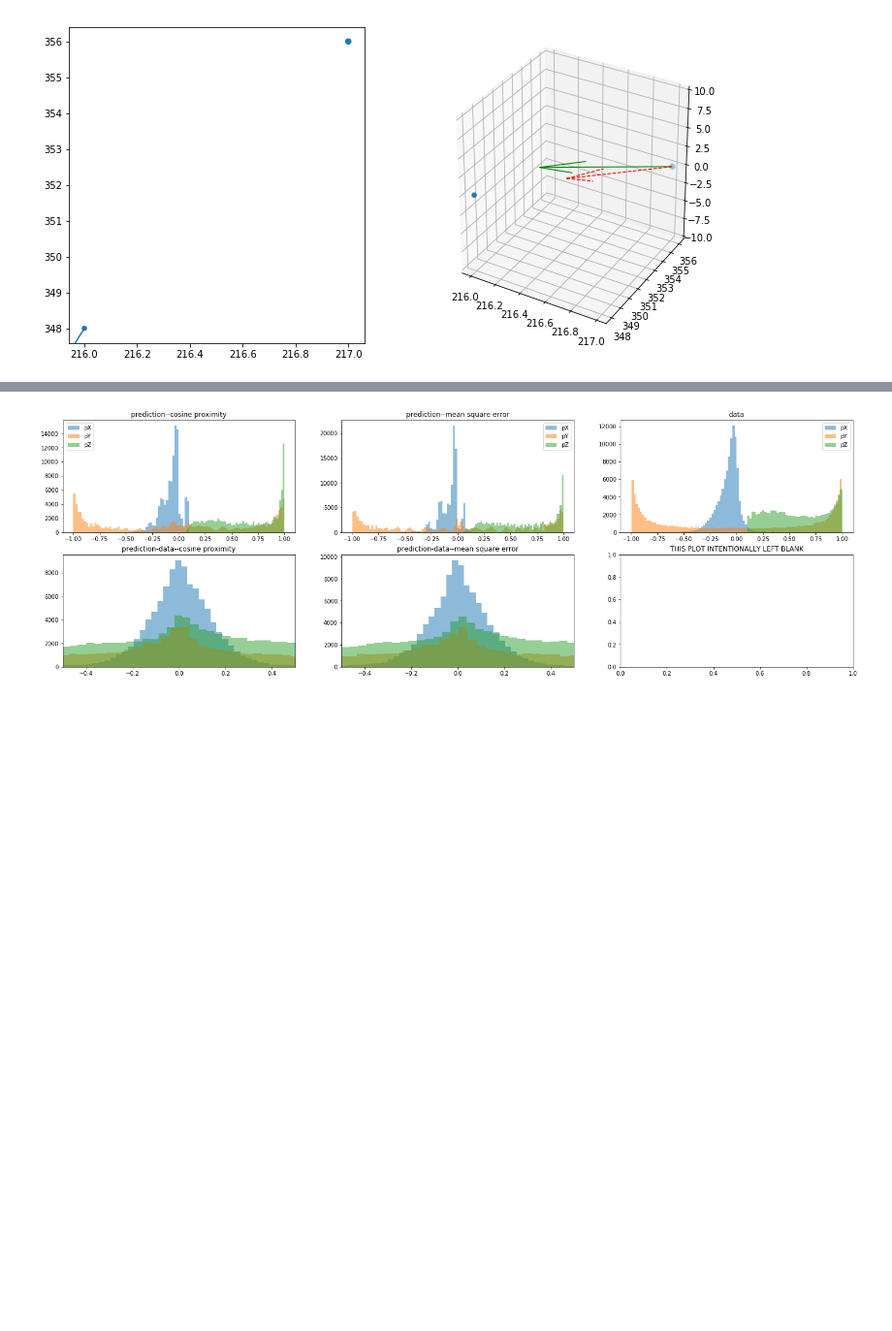
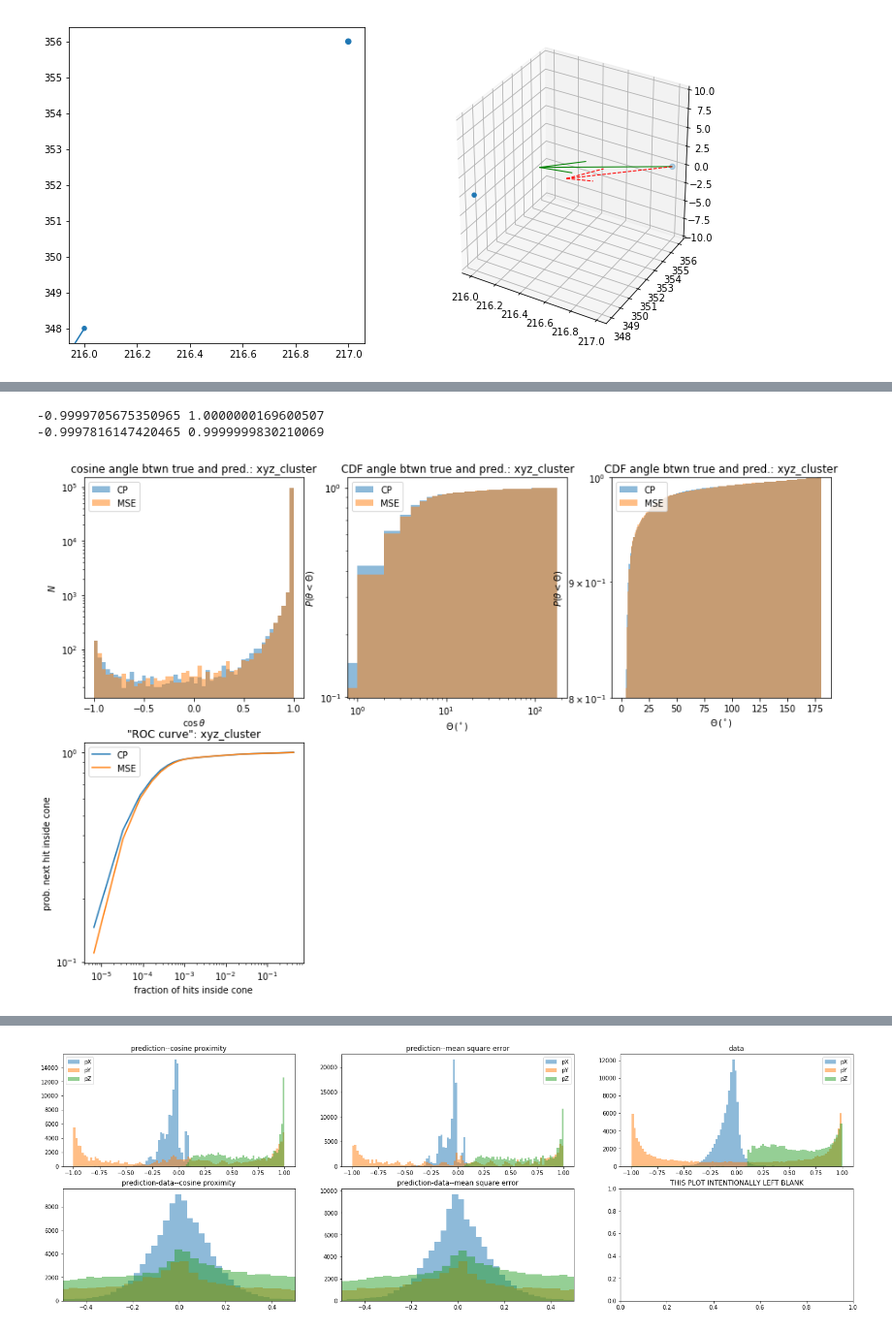
Before and after one commit to jxi24/TrackML, a Jupyter notebook: NN--newdataformat2.ipynb, the cells around one changed output, grey strips where cells are left out. Shown at 97% size. Saved outputs shown, nothing was run; the diff lists cells and outputs as text; code cells hidden in the pictures; blank space fills up the shorter version.

```diff
--- a/NN--newdataformat2.ipynb
+++ b/NN--newdataformat2.ipynb
@@ -275,0 +289,61 @@ ax2.legend()
+# %%
+print(min(cosines_CP), max(cosines_CP))
+print(min(cosines_MSE), max(cosines_MSE))
+fig = plt.figure(figsize=(15,10))
+ax1 = fig.add_subplot(2,3,1)
+ax1.hist(cosines_CP,bins=np.linspace(-1,1,51),alpha=0.5, label = 'CP')
+ax1.hist(cosines_MSE,bins=np.linspace(-1,1,51),alpha=0.5, label = 'MSE')
+ax1.set_yscale("log")
+#ax2.set_ylim([0.8,1])
+ax1.set_title("cosine angle btwn true and pred.: " + analysis_choice)
+ax1.set_xlabel(r"$\cos\, \theta$")
+ax1.set_ylabel(r"$N$")
+ax1.legend()
+ax2 = fig.add_subplot(2,3,2)
+ax2.hist(np.arccos(cosines_CP)*180./np.pi,bins=np.linspace(0,180,181),alpha=0.5,cumulative=True,density=True, label = 'CP')
+ax2.hist(np.arccos(cosines_MSE)*180./np.pi,bins=np.linspace(0,180,181),alpha=0.5,cumulative=True,density=True, label = 'MSE')
+ax2.set_yscale("log")
+ax2.set_xscale("log")
+#ax2.set_ylim([0.8,1])
+ax2.set_xlabel(r"$\Theta\, (^\circ)$")
+ax2.set_ylabel(r"$P(\theta < \Theta)$")
+ax2.set_title("CDF angle btwn true and pred.: " + analysis_choice)
+ax2.legend()
+ax3 = fig.add_subplot(2,3,3)
+(nCP,binsCP,patchesCP) = ax3.hist(np.arccos(cosines_CP)*180./np.pi,bins=np.linspace(0,180,181),alpha=0.5,cumulative=True,density=True, label = 'CP')
+(nMSE,binsMSE,patchesMSE) =ax3.hist(np.arccos(cosines_MSE)*180./np.pi,bins=np.linspace(0,180,181),alpha=0.5,cumulative=True,density=True, label = 'MSE')
+ax3.set_yscale("log")
+ax3.set_ylim([0.8,1])
+ax3.set_xlabel(r"$\Theta\, (^\circ)$")
+ax3.set_ylabel(r"$P(\theta < \Theta)$")
+ax3.set_title("CDF angle btwn true and pred.: " + analysis_choice)
+ax3.legend()
+#ROC curve, assuming hits uniformly distributed
+ax4 = fig.add_subplot(2,3,4)
+fracCP=[min(1.0,np.radians(i)*40./455) * np.radians(i)/2 for i in binsCP] #distance between layers is 40mm, length is 455mm
+fracCP=[0.5*(fracCP[i]+fracCP[i+1]) for i in range(len(fracCP)-1)]
+probCP=nCP
+fracMSE=[min(1.0,np.radians(i)*40./455) * np.radians(i)/2 for i in binsMSE]
+fracMSE=[0.5*(fracMSE[i]+fracMSE[i+1]) for i in range(len(fracMSE)-1)]
+probMSE=nMSE
+ax4.plot(fracCP,probCP,label="CP")
+ax4.plot(fracMSE,probMSE,label="MSE")
+ax4.set_ylabel("prob. next hit inside cone")
+ax4.set_xlabel("fraction of hits inside cone")
+ax4.set_xscale("log")
+ax4.set_yscale("log")
+#ax4.set_xlim([0.0001,1])
+#ax4.set_ylim([0.3,1])
+ax4.set_title("\"ROC curve\": " + analysis_choice)
+ax4.legend()
+
+if analysis_choice == 'cluster':
+    fracCP_cluster, probCP_cluster, fracMSE_cluster, probMSE_cluster = fracCP, probCP, fracMSE, probMSE
+if analysis_choice == 'xyz':
+    fracCP_xyz, probCP_xyz, fracMSE_xyz, probMSE_xyz = fracCP, probCP, fracMSE, probMSE
+if analysis_choice == 'xyz_cluster':
+    fracCP_xyzcluster, probCP_xyzcluster, fracMSE_xyzcluster, probMSE_xyzcluster = fracCP, probCP, fracMSE, probMSE
+# %% [output]
+-0.9999705675350965 1.0000000169600507
+-0.9997816147420465 0.9999999830210069
+[figure, added]
```
Also changed, not shown: parts of 12 cells of this notebook.
